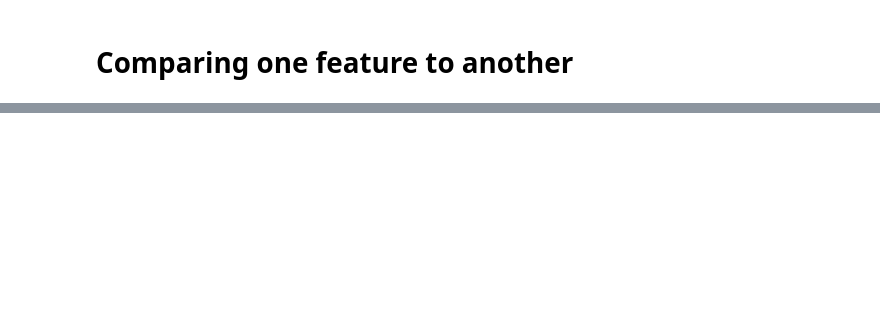
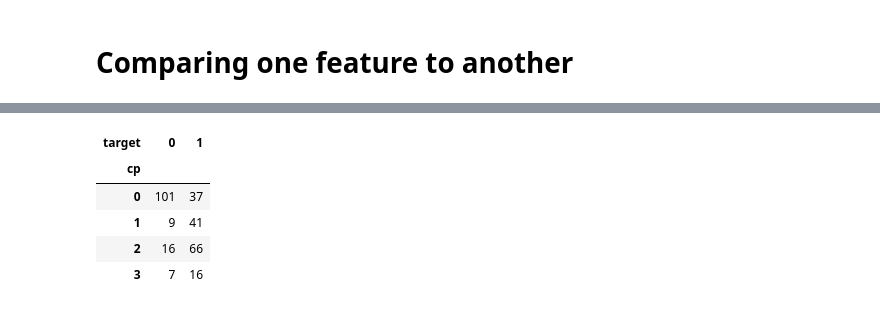
Before and after one commit to shahariarpo/Heart-Disease-Clarification, a Jupyter notebook: Classification_System.ipynb, the cells around one changed output, grey strips where cells are left out. Drawn from its saved outputs; the diff is of its cells as text; code cells hidden in the pictures; blank space fills up the shorter version.

```diff
--- a/Classification_System.ipynb
+++ b/Classification_System.ipynb
@@ -75,0 +207,9 @@ plt.xticks(rotation=0)
+# %%
+pd.crosstab(index=df.cp, columns=df.target)
+# %% [output]
+| target | 0 | 1 |
+| cp |  |  |
+| 0 | 101 | 37 |
+| 1 | 9 | 41 |
+| 2 | 16 | 66 |
+| 3 | 7 | 16 |
```
Also changed, not shown: parts of 24 cells of this notebook.
